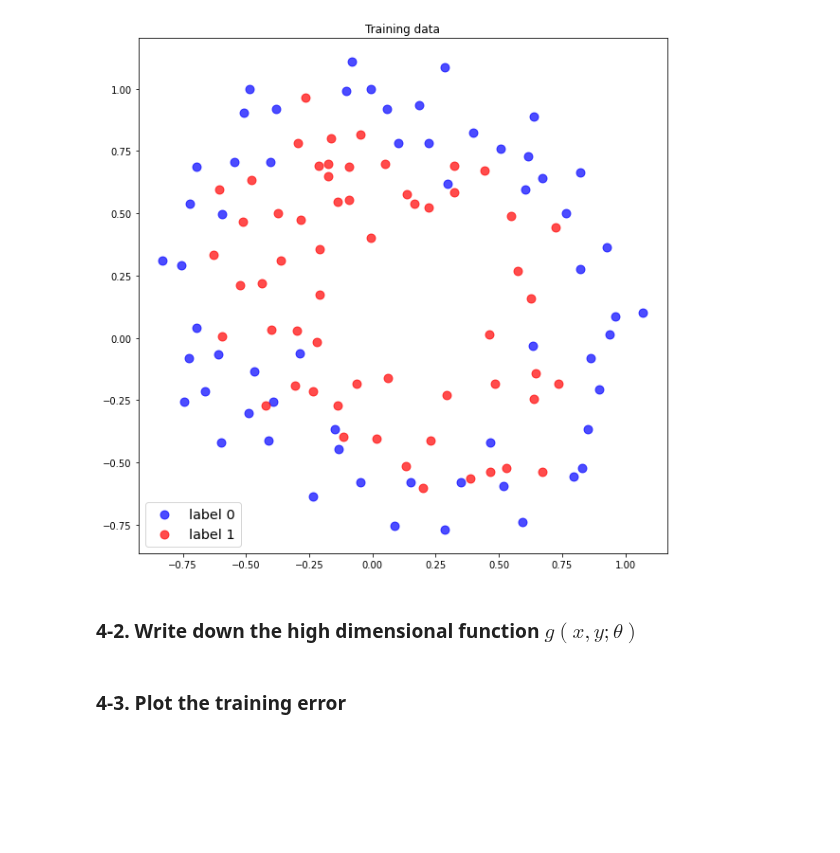
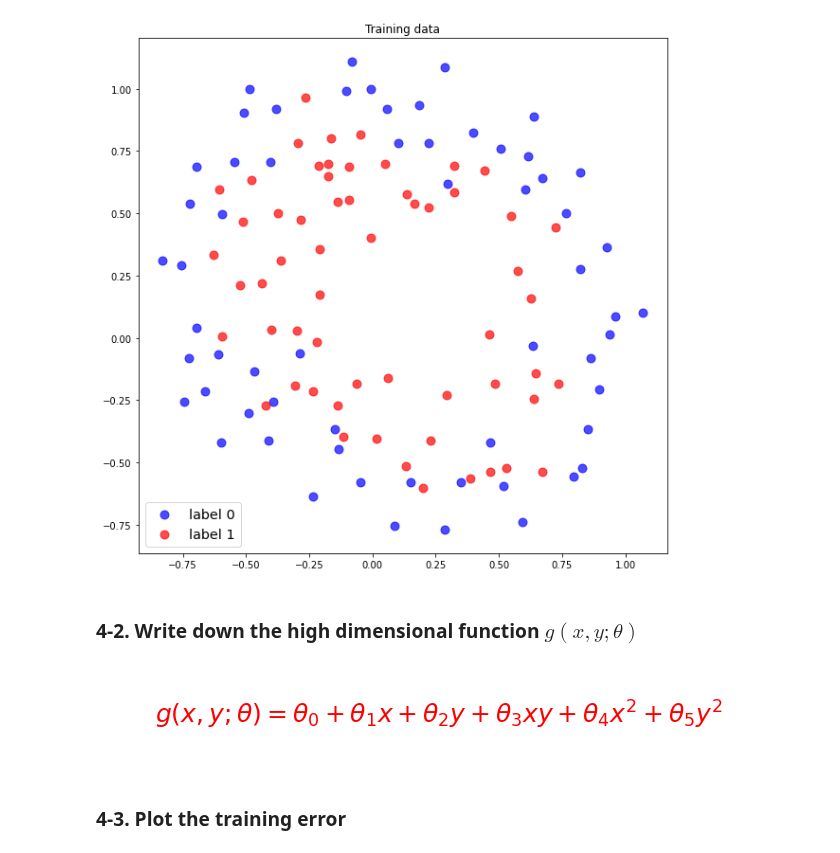
Before and after one commit to ihooni/class-MachineLearning, a Jupyter notebook: 06/assignment-06.ipynb, the cells around one changed output. Drawn from its saved outputs; the diff is of its cells as text; code cells hidden in the pictures; blank space fills up the shorter version.

```diff
--- a/06/assignment-06.ipynb
+++ b/06/assignment-06.ipynb
@@ -98,6 +98,16 @@ plt.show()
 [figure]
 # %% [markdown]
 ### 4-2. Write down the high dimensional function $g(x, y; \theta)$
+# %%
+a = r'g(x, y; \theta) = \theta_0 + \theta_1x + \theta_2y + \theta_3xy + \theta_4x^2 + \theta_5y^2'
+ax = plt.axes([0,0,0.3,0.3]) #left,bottom,width,height
+ax.set_xticks([])
+ax.set_yticks([])
+ax.axis('off')
+plt.text(0.4, 0.4, f'${a}$', size=25, color='red')
+plt.show()
+# %% [output]
+[figure, added]
 # %% [markdown]
 ### 4-3. Plot the training error
 # %%
```
Also changed, not shown: parts of 3 cells of this notebook.
